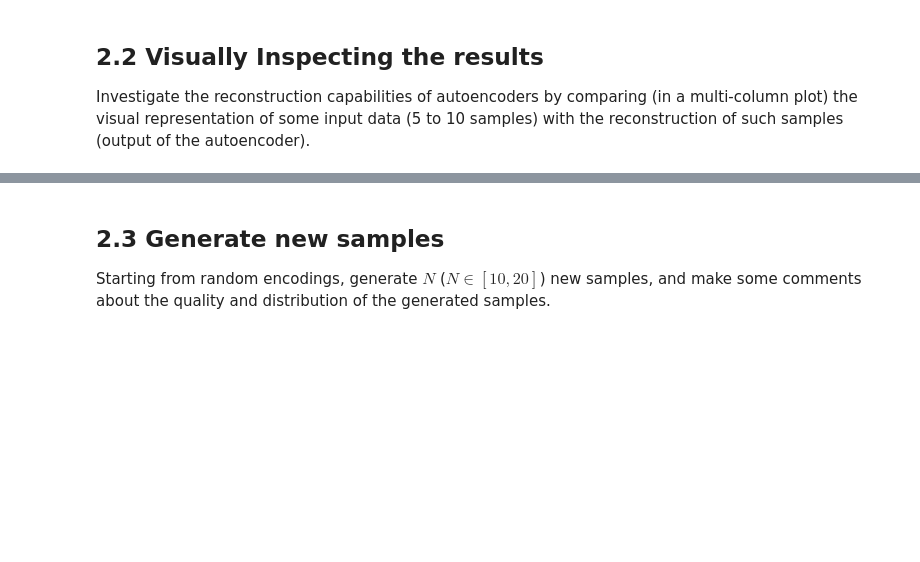
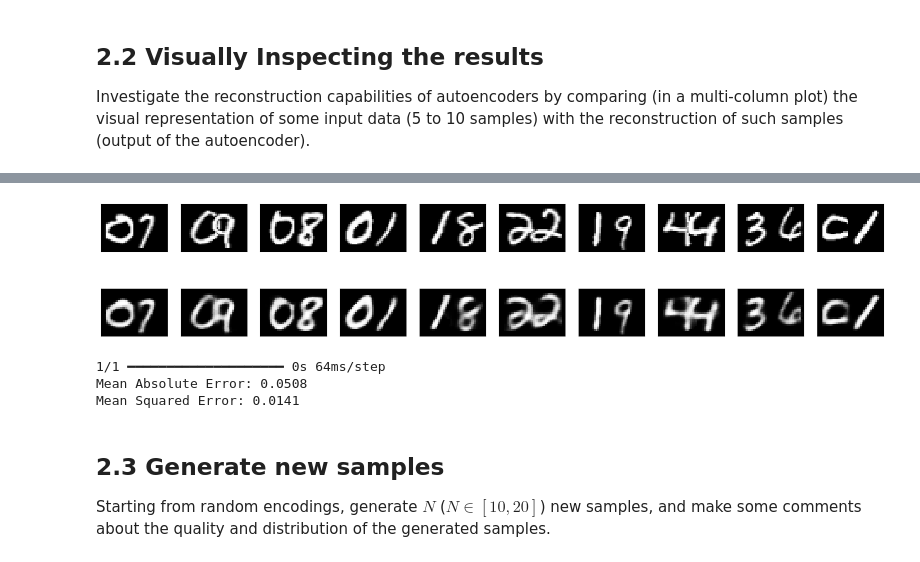
Before and after one commit to andreamoleri/AML-Assignments, a Jupyter notebook: Assignment 2/Assignment 2.ipynb, the cells around one changed output, grey strips where cells are left out. Drawn from its saved outputs; the diff is of its cells as text; code cells hidden in the pictures; blank space fills up the shorter version.

```diff
--- a/Assignment 2/Assignment 2.ipynb
+++ b/Assignment 2/Assignment 2.ipynb
@@ -199,3 +781,46 @@ note: although not strictly required, monitoring the training dynamics and perfo
 ## 2.2 Visually Inspecting the results
 
 Investigate the reconstruction capabilities of autoencoders by comparing (in a multi-column plot) the visual representation of some input data (5 to 10 samples) with the reconstruction of such samples (output of the autoencoder).
+# %%
+import matplotlib.pyplot as plt
+
+# Select a subset of images from the test set
+x_selected = x_test[:10]  # Select 10 images for analysis
+
+# Obtain the encoded representation and the reconstruction from the autoencoder
+encoded_imgs = encoder_model.predict(x_selected)
+decoded_imgs = decoder_model.predict(encoded_imgs)
+
+# Create a figure to visualize the results
+plt.figure(figsize=(20, 4))
+
+# Display both the original images and their reconstructed versions
+for i in range(10):
+    # Original image
+    ax = plt.subplot(2, 10, i + 1)
+    plt.imshow(x_selected[i].reshape(28, 39))  # Reshaped to (28, 39) instead of (28, 28)
+    plt.gray()
+    ax.get_xaxis().set_visible(False)
+    ax.get_yaxis().set_visible(False)
+
+    # Reconstructed image
+    ax = plt.subplot(2, 10, i + 1 + 10)
+    plt.imshow(decoded_imgs[i].reshape(28, 39))  # Reshaped to (28, 39) instead of (28, 28)
+    plt.gray()
+    ax.get_xaxis().set_visible(False)
+    ax.get_yaxis().set_visible(False)
+
+plt.show()
+
+# Calculate the reconstruction errors
+from sklearn.metrics import mean_absolute_error, mean_squared_error
+
+# Compute the MAE and MSE for the reconstructed images
+pred = autoencoder.predict(x_selected)
+
+mae = mean_absolute_error(x_selected, pred)
+mse = mean_squared_error(x_selected, pred)
+
+print(f'Mean Absolute Error: {mae:.4f}')
+print(f'Mean Squared Error: {mse:.4f}')
+# %% [output]
@@ -202,3 +829,7 @@ Investigate the reconstruction capabilities of autoencoders by comparing (in a m
+[figure, added]
+1/1 ━━━━━━━━━━━━━━━━━━━━ 0s 64ms/step
+Mean Absolute Error: 0.0508
+Mean Squared Error: 0.0141
 # %% [markdown]
 ## 2.3 Generate new samples
 
```
Also changed, not shown: parts of 12 cells of this notebook.
